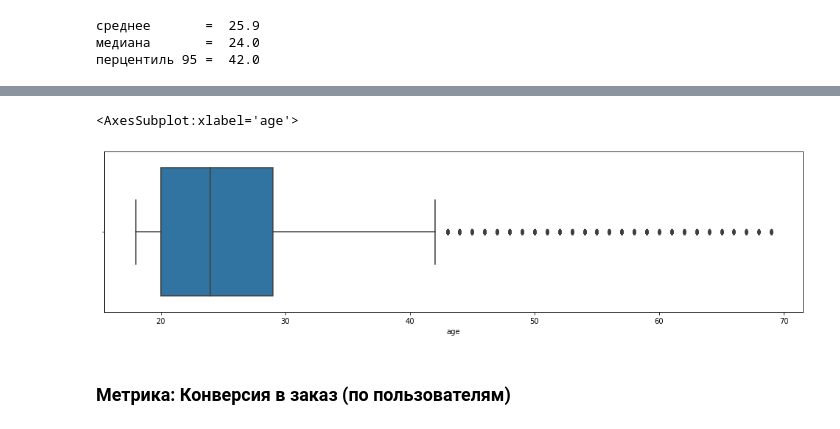
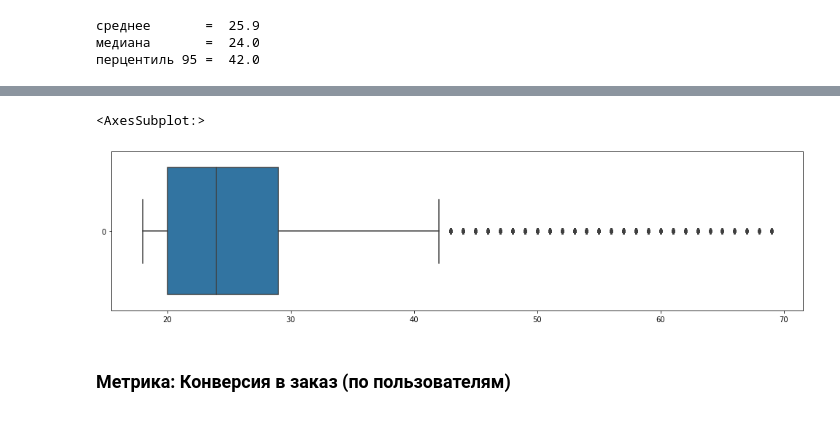
Before and after one commit to aleks-96/3-metrics-for-taxi, a Jupyter notebook: 3_metrics.ipynb, the cells around one changed output, grey strips where cells are left out. Cells and saved outputs as stored; diff of their text form; code cells hidden in the pictures.

```diff
--- a/3_metrics.ipynb
+++ b/3_metrics.ipynb
@@ -68,9 +68,9 @@ sns.distplot(df['age'])
 # %%
-ax = plt.subplots(figsize=(17,4))
-sns.boxplot(df['age'])
+plt.figure(figsize=(17,4))
+sns.boxplot(data = df['age'], orient = 'h')
 # %% [output]
-<AxesSubplot:xlabel='age'>
+<AxesSubplot:>
-[figure, old version]
+[figure, new version]
 # %% [markdown]
 ### Метрика: Конверсия в заказ (по пользователям)
 # %%
```
Also changed, not shown: parts of 8 cells of this notebook.
